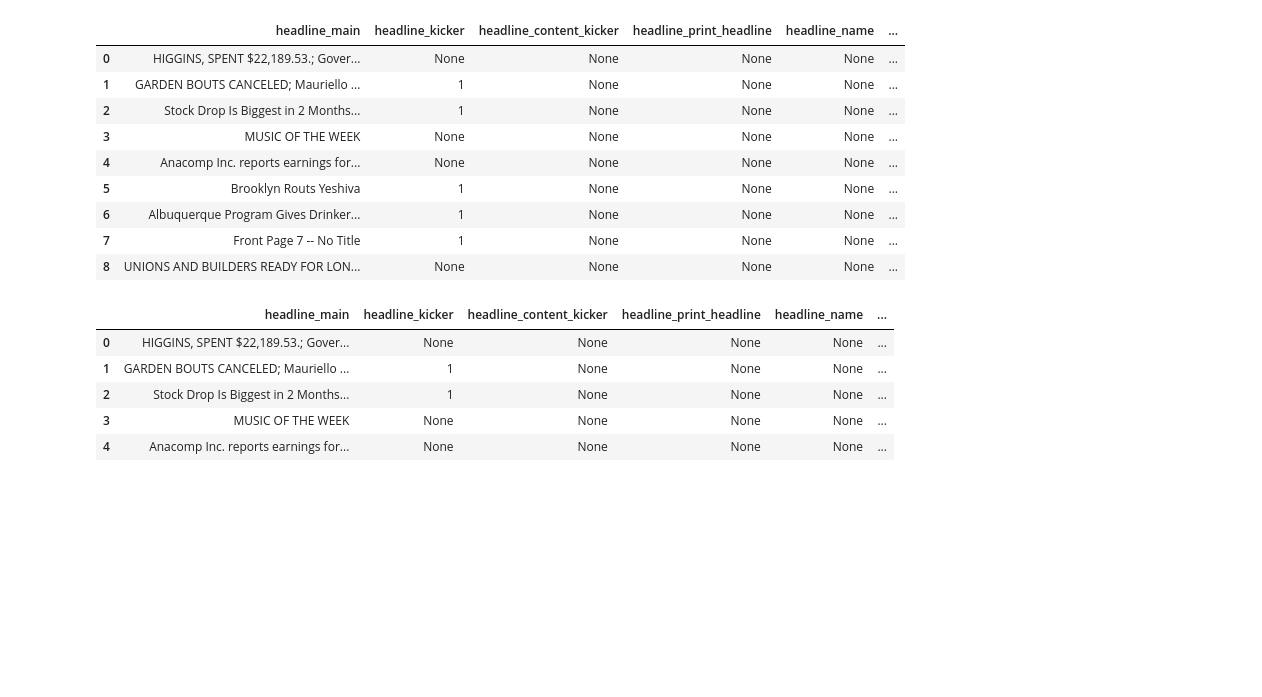
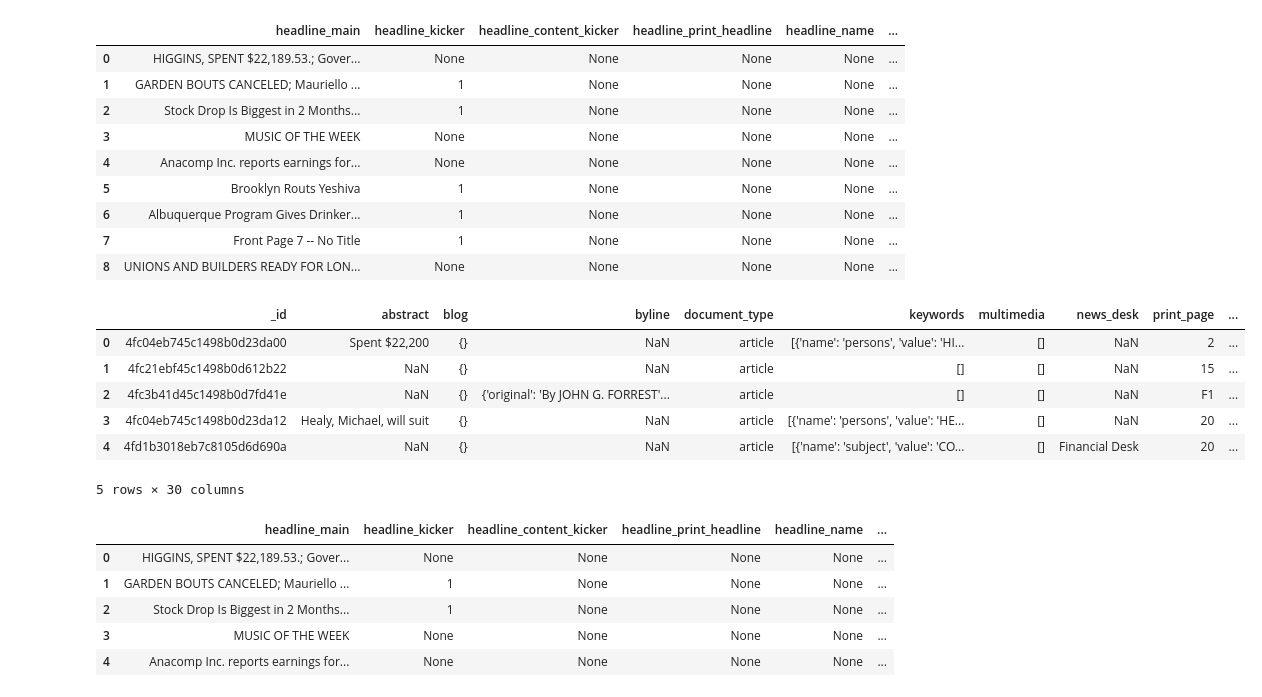
Before and after one commit to asafi1997/dsc-working-with-known-json-schemas-nyc-ds-060319, a Jupyter notebook: index.ipynb, the cells around one changed output. Saved outputs shown, nothing was run; the diff lists cells and outputs as text; code cells hidden in the pictures; blank space fills up the shorter version.

```diff
--- a/index.ipynb
+++ b/index.ipynb
@@ -129,3 +129,13 @@ del df['headlineb']
+# %%
+df.head()
+# %% [output]
+|  | _id | abstract | blog | byline | document_type | keywords | multimedia | news_desk | print_page | ... |
+| 0 | 4fc04eb745c1498b0d23da00 | Spent $22,200 | {} | NaN | article | [{'name': 'persons', 'value': 'HI... | [] | NaN | 2 | ... |
+| 1 | 4fc21ebf45c1498b0d612b22 | NaN | {} | NaN | article | [] | [] | NaN | 15 | ... |
+| 2 | 4fc3b41d45c1498b0d7fd41e | NaN | {} | {'original': 'By JOHN G. FORREST'... | article | [] | [] | NaN | F1 | ... |
+| 3 | 4fc04eb745c1498b0d23da12 | Healy, Michael, will suit | {} | NaN | article | [{'name': 'persons', 'value': 'HE... | [] | NaN | 20 | ... |
+| 4 | 4fd1b3018eb7c8105d6d690a | NaN | {} | NaN | article | [{'name': 'subject', 'value': 'CO... | [] | Financial Desk | 20 | ... |
+5 rows × 30 columns
 # %%
 keys = df.headline.iloc[0].keys() #Get dictionary keys
 #Keep track of columns we make for subsequent preview
```
Also changed, not shown: parts of 1 cell of this notebook.
